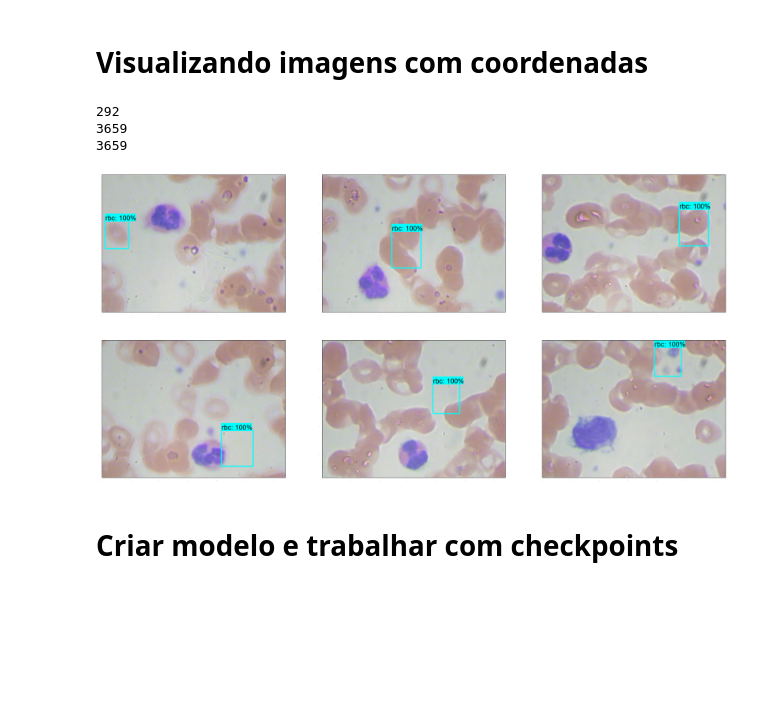
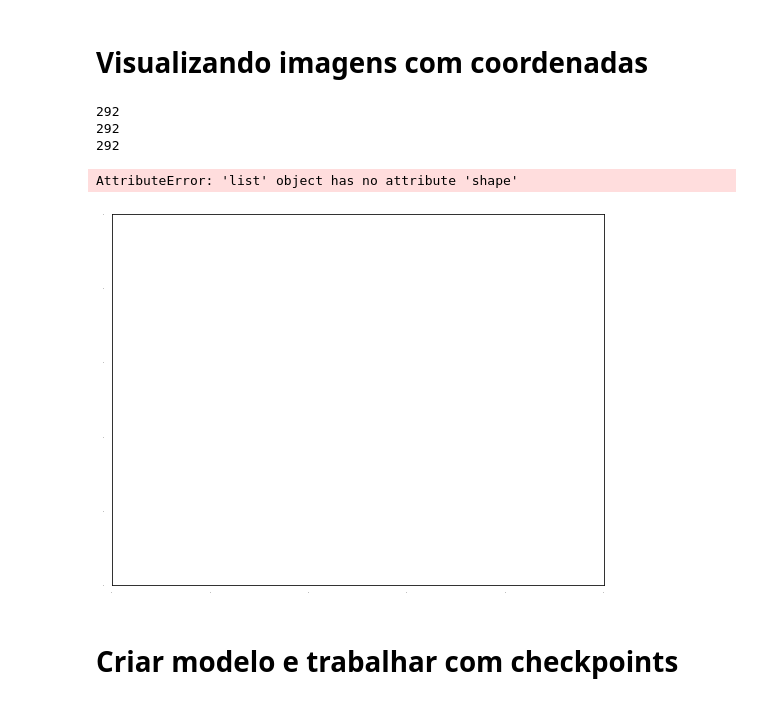
Before and after one commit to anthonyleier/blood-detection, a Jupyter notebook: multiple-cell-blood.ipynb, the cells around one changed output. Saved outputs shown, nothing was run; the diff lists cells and outputs as text; code cells hidden in the pictures; blank space fills up the shorter version.

```diff
--- a/multiple-cell-blood.ipynb
+++ b/multiple-cell-blood.ipynb
@@ -156,17 +156,19 @@ coordenadas_info = []
 titulos = []
 
 for arquivo in os.listdir(coordenadas_dir):
-    celulas = infoCelulas(coordenadas_dir + arquivo)
-    for celula in celulas:
-        coordenadas_info.append(
-            np.array([calcularPosicao(celula)], dtype=np.float32))
-
+    celulas_arquivo = infoCelulas(coordenadas_dir + arquivo)
+    coordenadas_celulas_arquivo = []
+    titulos_celulas_arquivo = []
+    for celula in celulas_arquivo:
+        coordenadas_celulas_arquivo.append(np.array([calcularPosicao(celula)], dtype=np.float32))
         if celula[0] == "WBC":
-            titulos.append(1)
+            titulos_celulas_arquivo.append(np.array([1]))
         elif celula[0] == "RBC":
-            titulos.append(2)
+            titulos_celulas_arquivo.append(np.array([2]))
         elif celula[0] == "Platelets":
-            titulos.append(3)
+            titulos_celulas_arquivo.append(np.array([3]))
+    titulos.append(titulos_celulas_arquivo)
+    coordenadas_info.append(coordenadas_celulas_arquivo)
 # %% [markdown]
 # Preparando dados para treinamento
 # %%
@@ -202,23 +204,24 @@ print(len(coordenadas_info))
 print(len(titulos))
 # %% [output]
 292
-3659
-3659
+292
+292
 # %%
 fake_score = np.array([1.0], dtype=np.float32)
 
 plt.figure(figsize=(30, 15))
 for indice in range(0, 6):
     plt.subplot(2, 3, indice+1)
     plotDetections(
         train_images[indice],
         coordenadas_info[indice],
-        titulos,
+        titulos[indice],
         fake_score,
         categorias)
 plt.show()
 # %% [output]
+AttributeError: 'list' object has no attribute 'shape'
-[figure, old version]
+[figure, new version]
 # %% [markdown]
 # Criar modelo e trabalhar com checkpoints
 # %%
```
Also changed, not shown: parts of 3 cells of this notebook.
